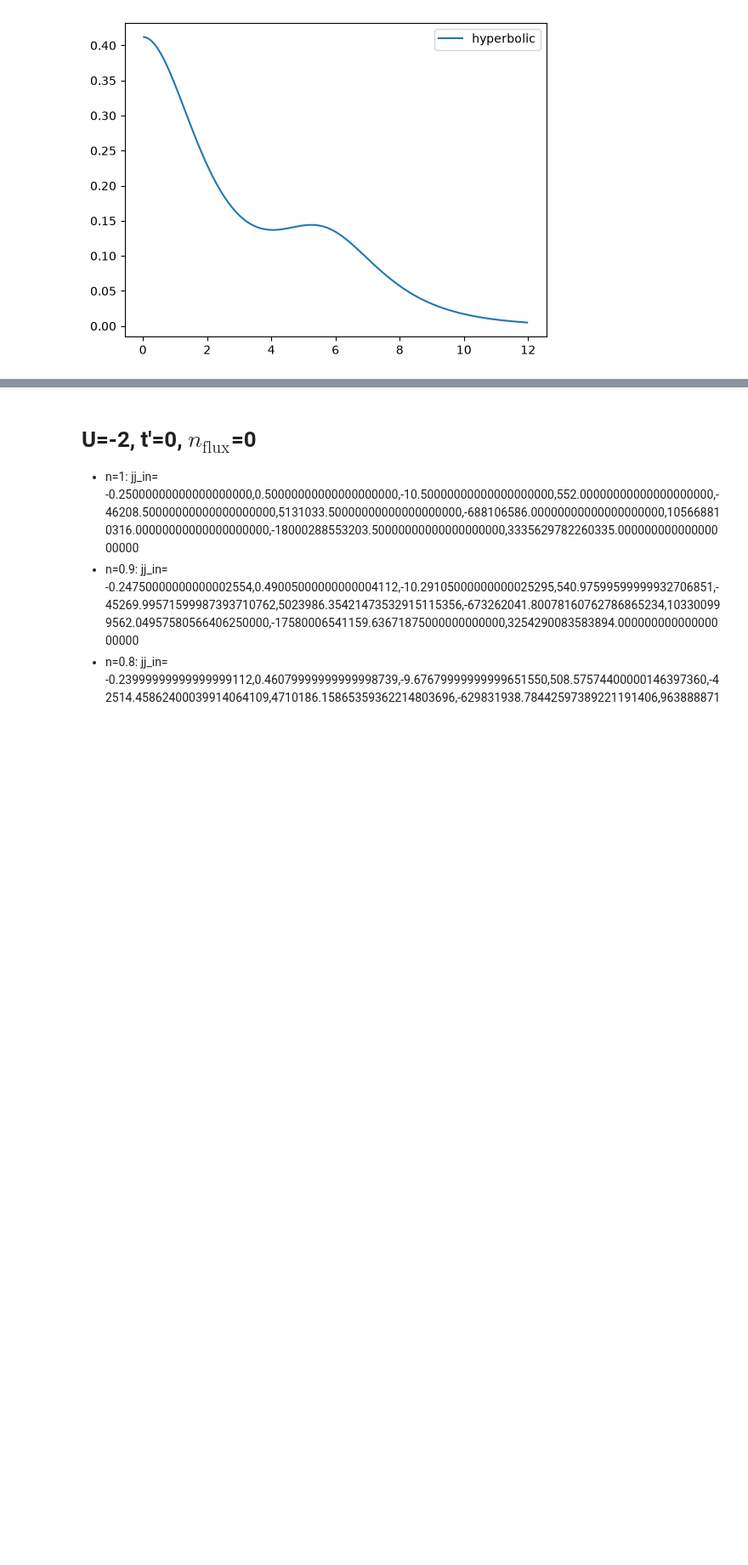
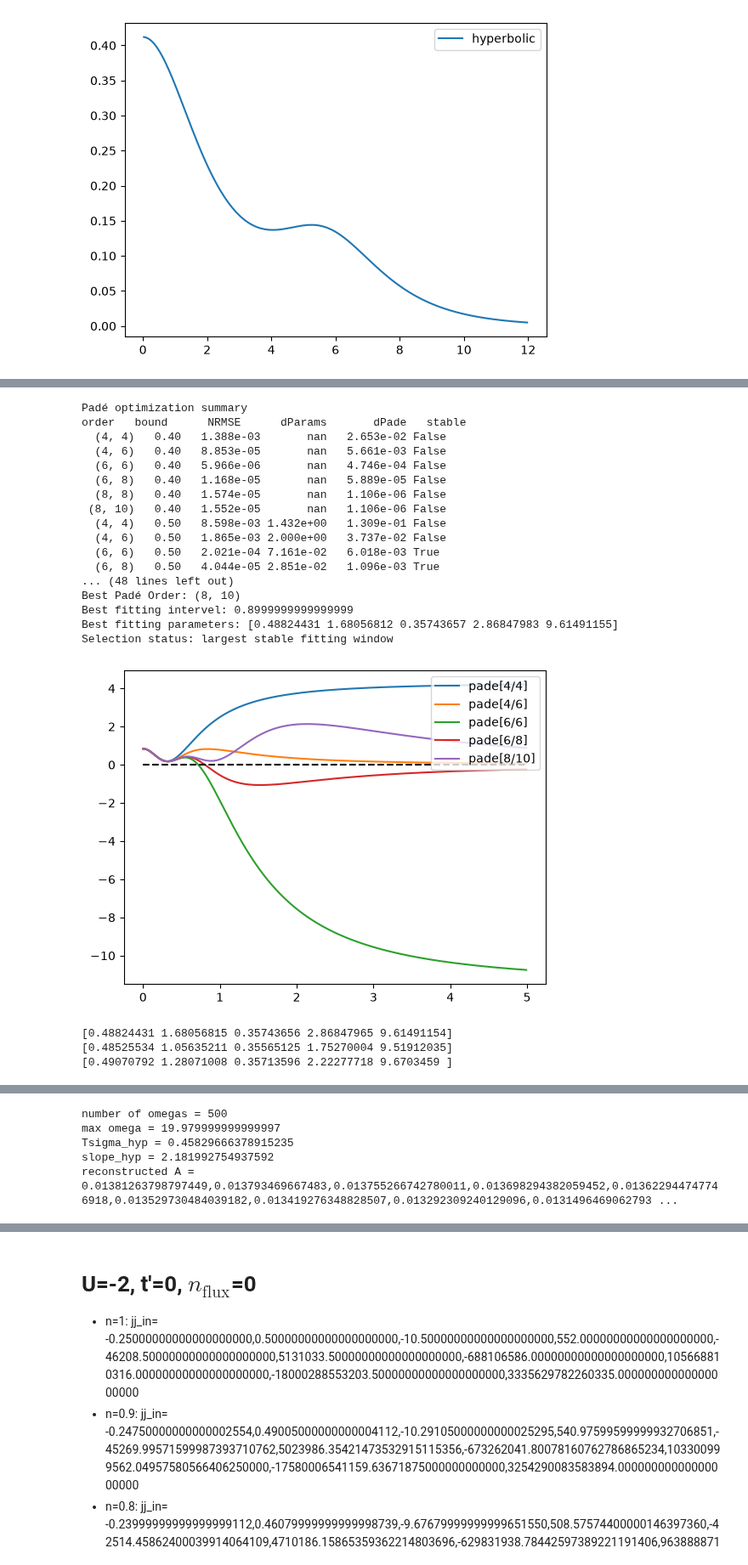
Before and after one commit to XineohpM/dqmc-dev, a Jupyter notebook: scripts/High_T_expansion.ipynb, the cells around one changed output, grey strips where cells are left out. Shown at 85% size. Saved outputs shown, nothing was run; the diff lists cells and outputs as text; code cells hidden in the pictures; blank space fills up the shorter version.

```diff
--- a/scripts/High_T_expansion.ipynb
+++ b/scripts/High_T_expansion.ipynb
@@ -437,8 +437,9 @@ def summary(jj,order,bound,p00):
     #omega range
     #nomega=100, dw=0.12, ws=np.arange(0.06,12.0,dw)
     #nomega=200, dw=0.06, ws=np.arange(0.03,12.0,dw)
-    dw = 0.06
-    ws = np.arange(0.03,12.0,dw)
+    #nomega=500, dw=0.04, ws=np.arange(0.02,20.0,dw)
+    dw = 0.04
+    ws = np.arange(0.02,20.0,dw)
     print("number of omegas =", str(ws.size))
     print("max omega =", str(ws[-1]))
     sigma2t = np.zeros(ws.size)
@@ -550,0 +560,45 @@ reconstructed A = 0.015786415590706676,0.01576423419886423,0.015720044776398222,
+# %%
+jj_in = np.array([
+-0.20999999999999999223,8.82000000000000028422,-1031.94000000000005456968,148317.12000000086845830083,-25164950.58000041544437408447,5052577069.25986194610595703125,-1221644437025.08203125000000000000,366343411660383.87500000000000000000,-139576106166684048.00000000000000000000,66962196781435871232.00000000000000000000
+], dtype=float)
+
+p001 = np.array([0.5,2,0.5,3,6])
+
+optimization = optimize_pade_fit(
+    jj_in*4,
+    p00=p001
+)
+
+print("Best Padé Order:", optimization["best_order"])
+print("Best fitting intervel:", optimization["best_bound"])
+print("Best fitting parameters:", optimization["best_params"])
+print("Selection status:", optimization["selection_status"])
+
+res = summary(
+    jj_in*4,
+    optimization["best_order"],
+    optimization["best_bound"],
+    optimization["best_params"]
+)
+# %% [output]
+Padé optimization summary
+order   bound      NRMSE      dParams       dPade   stable
+  (4, 4)   0.40   1.388e-03       nan   2.653e-02 False
+  (4, 6)   0.40   8.853e-05       nan   5.661e-03 False
+  (6, 6)   0.40   5.966e-06       nan   4.746e-04 False
+  (6, 8)   0.40   1.168e-05       nan   5.889e-05 False
+  (8, 8)   0.40   1.574e-05       nan   1.106e-06 False
+ (8, 10)   0.40   1.552e-05       nan   1.106e-06 False
+  (4, 4)   0.50   8.598e-03 1.432e+00   1.309e-01 False
+  (4, 6)   0.50   1.865e-03 2.000e+00   3.737e-02 False
+  (6, 6)   0.50   2.021e-04 7.161e-02   6.018e-03 True
+  (6, 8)   0.50   4.044e-05 2.851e-02   1.096e-03 True
+... (48 lines left out)
+Best Padé Order: (8, 10)
+Best fitting intervel: 0.8999999999999999
+Best fitting parameters: [0.48824431 1.68056812 0.35743657 2.86847983 9.61491155]
+Selection status: largest stable fitting window
+[figure, added]
+[0.48824431 1.68056815 0.35743656 2.86847965 9.61491154]
+[0.48525534 1.05635211 0.35565125 1.75270004 9.51912035]
+[0.49070792 1.28071008 0.35713596 2.22277718 9.6703459 ]
@@ -550,0 +606,5 @@ reconstructed A = 0.015786415590706676,0.01576423419886423,0.015720044776398222,
+number of omegas = 500
+max omega = 19.979999999999997
+Tsigma_hyp = 0.45829666378915235
+slope_hyp = 2.181992754937592
+reconstructed A = 0.01381263798797449,0.013793469667483,0.013755266742780011,0.013698294382059452,0.013622944747746918,0.013529730484039182,0.013419276348828507,0.013292309240129096,0.0131496469062793 ...
```
Also changed, not shown: parts of 9 cells of this notebook, 1 other file.
